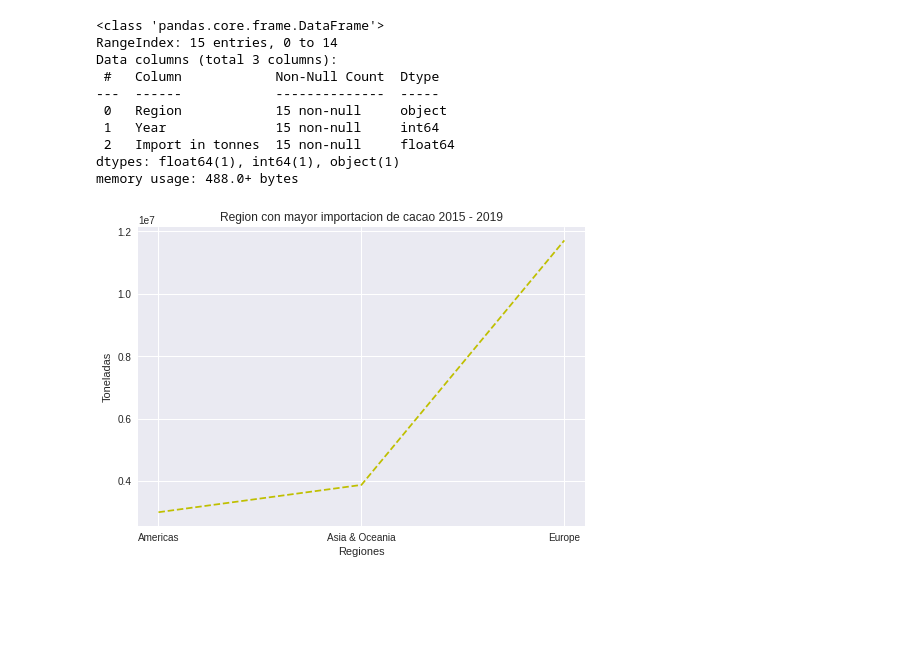
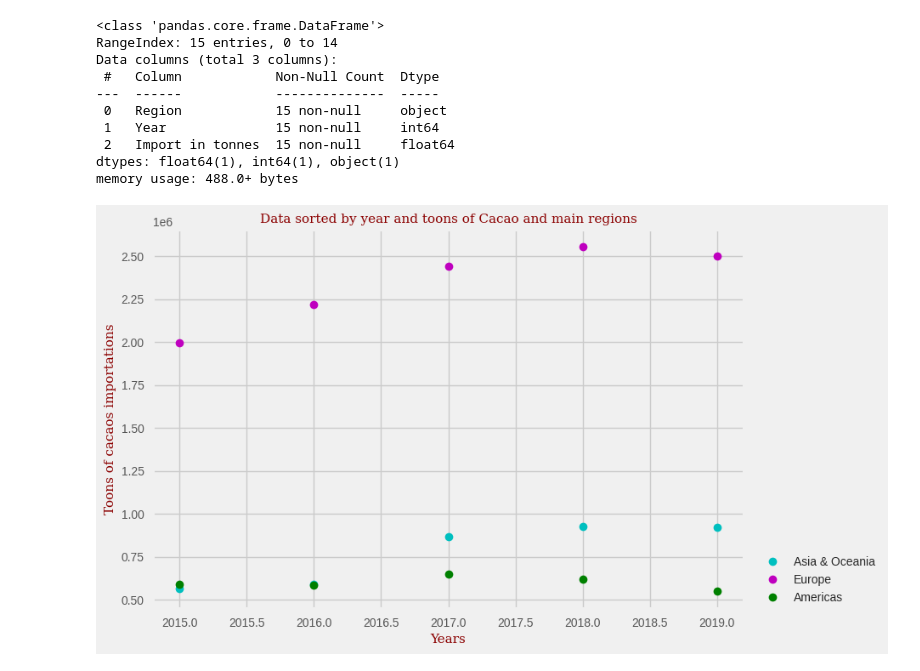
Before and after one commit to jcsnuesi/visualizacion_data, a Jupyter notebook: Ejercicio_de_visualización_de_datos.ipynb, the cells around one changed output. Drawn from its saved outputs; the diff is of its cells as text; code cells hidden in the pictures; blank space fills up the shorter version.

```diff
--- a/Ejercicio_de_visualización_de_datos.ipynb
+++ b/Ejercicio_de_visualización_de_datos.ipynb
@@ -58,15 +58,22 @@ Data columns (total 3 columns):
  2   Import in tonnes  15 non-null     float64
 dtypes: float64(1), int64(1), object(1)
 memory usage: 488.0+ bytes
-# %%
-df_region = df1.Region == 'Americas'
-df1.groupby(["Region"])['Import in tonnes'].sum()
-x =  np.array(df1.groupby(["Region"])['Import in tonnes'].sum().index)
-y =  np.array(df1.groupby(["Region"])['Import in tonnes'].sum().values)
-plt.plot(x,y, 'y--')
-plt.title('Region con mayor importacion de cacao 2015 - 2019')
-plt.ylabel('Toneladas')
-plt.xlabel('Regiones')
-plt.show()
-# %% [output]
-[figure, removed]
+# %%
+asia_oceania =  df1['Region'] == 'Asia & Oceania'
+europe =  df1['Region'] == 'Europe'
+americas =  df1['Region'] == 'Americas'
+
+plt.style.use('fivethirtyeight')
+plt.figure(dpi=100)
+plt.plot(df1.loc[asia_oceania,'Year'],df1.loc[asia_oceania,'Import in tonnes'], 'co', label='Asia & Oceania')
+plt.plot(df1.loc[europe,'Year'],df1.loc[europe,'Import in tonnes'], 'mo', label='Europe')
+plt.plot(df1.loc[americas,'Year'],df1.loc[americas,'Import in tonnes'], 'go', label='Americas')
+font = {'family': 'serif', 'color':  'darkred','weight': 'normal', 'size': 11,}
+plt.xlabel('Years', fontdict=font)
+plt.ylabel('Toons of cacaos importations',fontdict=font)
+plt.title('Data sorted by year and toons of Cacao and main regions', fontdict=font)
+plt.legend()
+plt.legend(loc=(1.02,0))
+plt.show()
+# %% [output]
+[figure, added]
```
Also changed, not shown: parts of 4 cells of this notebook.
